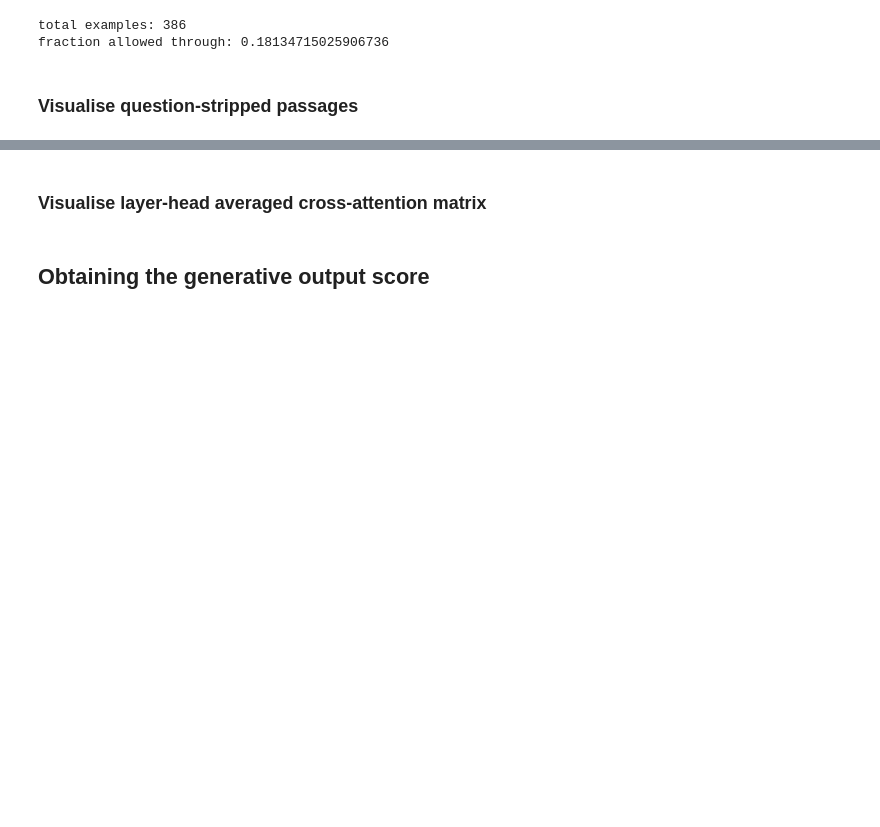
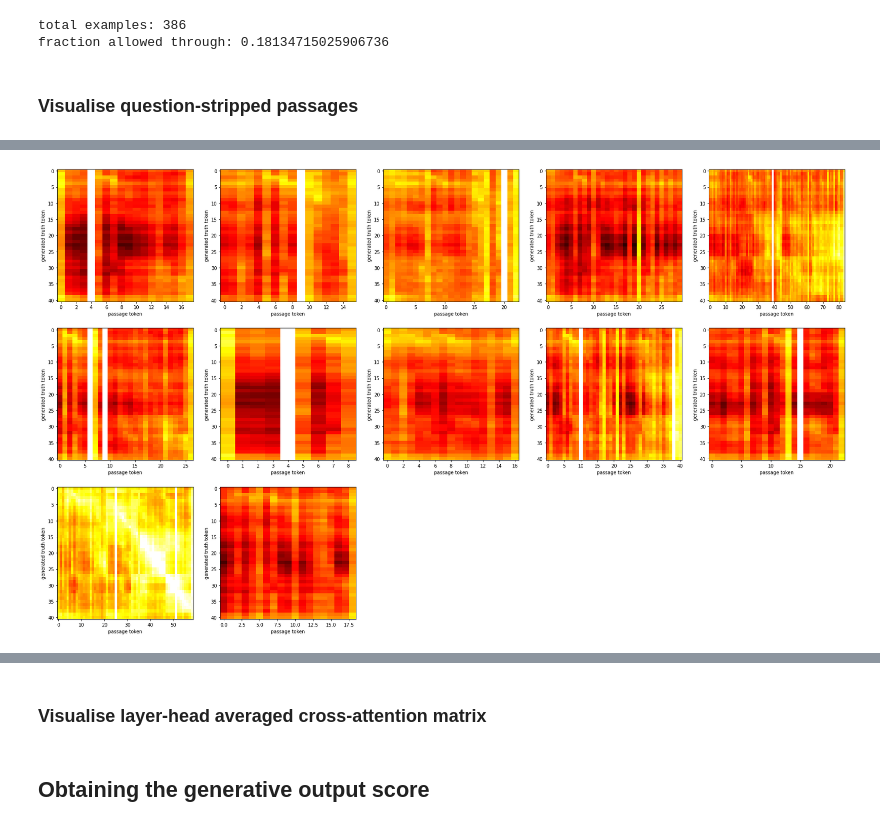
Before and after one commit to casetext/FiD, a Jupyter notebook: notebooks/FiD_confidence_thresholding.ipynb, the cells around one changed output, grey strips where cells are left out. Drawn from its saved outputs; the diff is of its cells as text; code cells hidden in the pictures; blank space fills up the shorter version.

```diff
--- a/notebooks/FiD_confidence_thresholding.ipynb
+++ b/notebooks/FiD_confidence_thresholding.ipynb
@@ -122,7 +122,7 @@ model = model.to('cuda')
 # %% [markdown]
 ### load an example input, generated output and ground truth output
 # %%
-cherry_picked_example = 1
+cherry_picked_example = 22
 scorer = rouge_scorer.RougeScorer(['rougeL'], use_stemmer=True)
 # %%
 for i, batch in enumerate(dataloader_dev):
@@ -255,5 +251,5 @@ def subfinder(mylist, pattern):
             matches.append((i + len(pattern), pattern))
     return matches
 # %%
-with open("../numpy_drops/rouge_similarity_answers_dev_v2", "rb") as f:
+with open("../numpy_drops/rouge_similarity_answers_dev", "rb") as f:
     rouge_matches = pickle.load(f)
@@ -736,17 +749,19 @@ relevant_ranges
 # %%
-fig = plt.figure(figsize=(20, 20), facecolor="white")
+fig = plt.figure(figsize=(30, 30), facecolor="white")
 
 for i in range(len(relevant_ranges)):
     plt.subplot(5, 5, i + 1)
     relevant_range = relevant_ranges[i]
     spliced_attn_matrix = avg_attn_matrix[:, relevant_range[0]:relevant_range[1]]
     spliced_attn_matrix_np = spliced_attn_matrix.numpy()
 
     np.save(f'example_matrix_{i}.npy', spliced_attn_matrix_np)
     im = plt.imshow(spliced_attn_matrix, cmap=plt.get_cmap('hot'), aspect='auto', vmin=-10, vmax=2)
 
     plt.xlabel('passage token')
-    plt.ylabel('ground truth token')
+    plt.ylabel('generated truth token')
+# %% [output]
+[figure, added]
 # %%
 fig = plt.figure(figsize=(20, 15), facecolor="white")
 savgols = []
```
Also changed, not shown: parts of 9 cells of this notebook.
